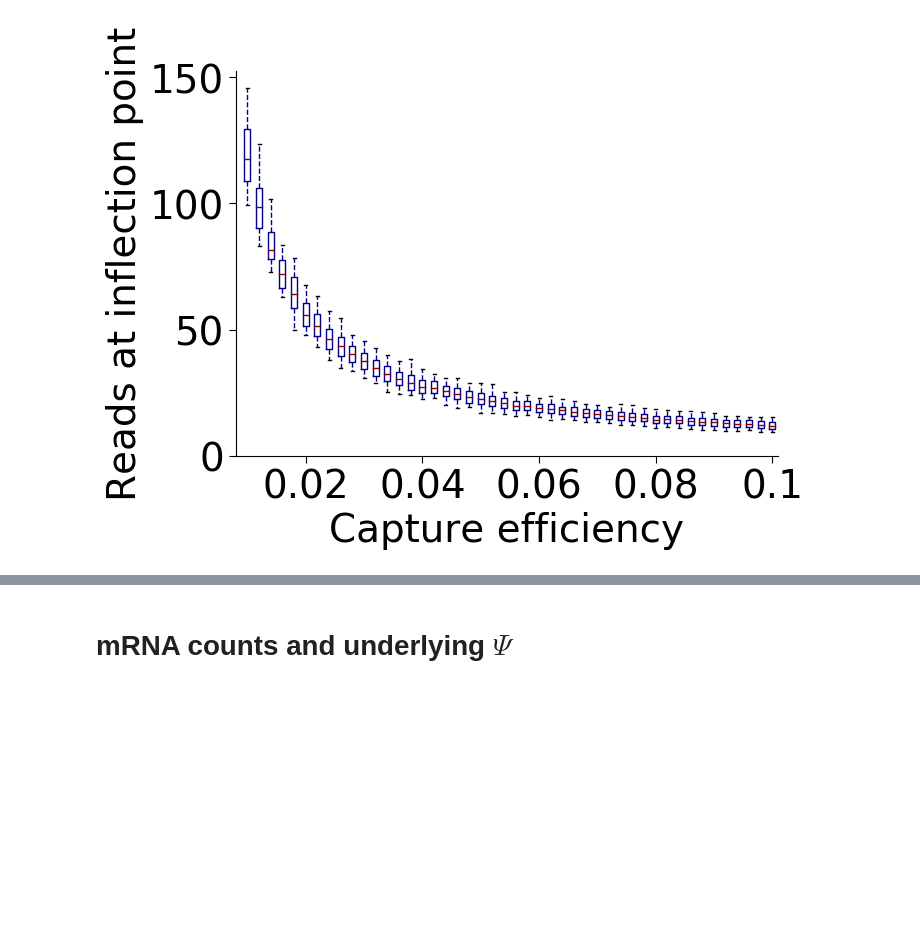
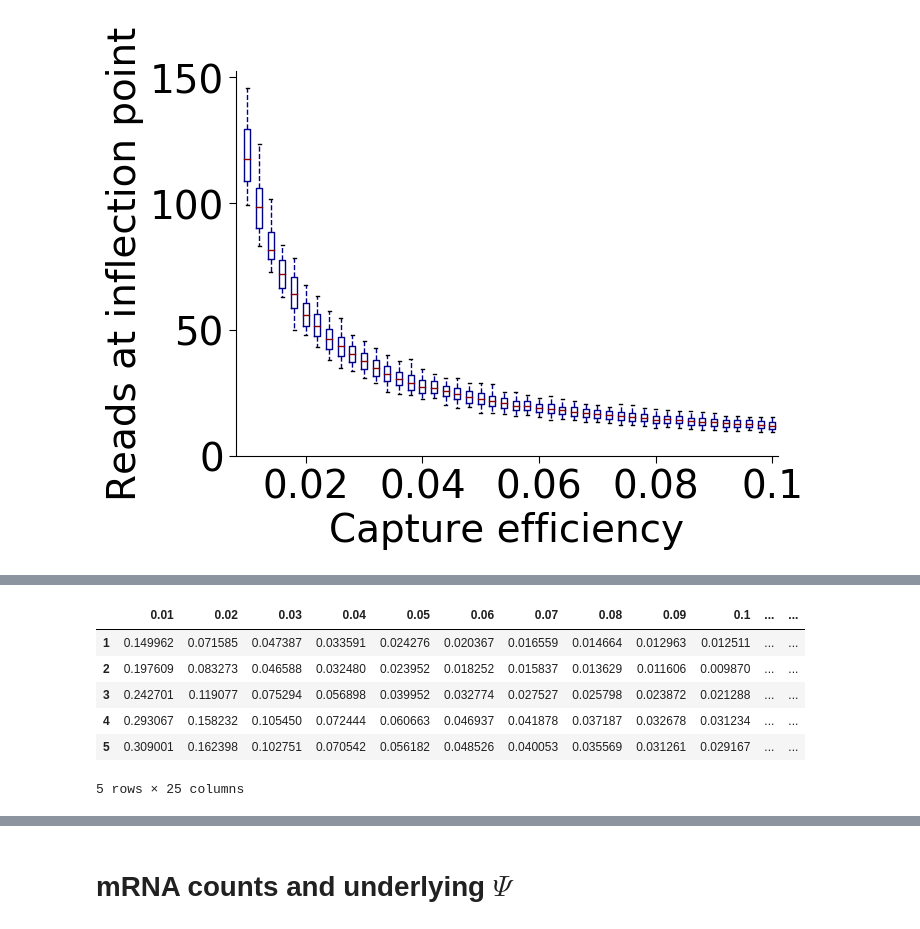
Before and after one commit to lareaulab/sc_binary_splicing, a Jupyter notebook: results/simulations/Simulations_nuisance_factors.ipynb, the cells around one changed output, grey strips where cells are left out. Drawn from its saved outputs; the diff is of its cells as text; code cells hidden in the pictures; blank space fills up the shorter version.

```diff
--- a/results/simulations/Simulations_nuisance_factors.ipynb
+++ b/results/simulations/Simulations_nuisance_factors.ipynb
@@ -538,0 +567,10 @@ def get_reads(obs_table, gene_len):
+# %%
+hm_binary.head()
+# %% [output]
+|  | 0.01 | 0.02 | 0.03 | 0.04 | 0.05 | 0.06 | 0.07 | 0.08 | 0.09 | 0.1 | ... | ... |
+| 1 | 0.149962 | 0.071585 | 0.047387 | 0.033591 | 0.024276 | 0.020367 | 0.016559 | 0.014664 | 0.012963 | 0.012511 | ... | ... |
+| 2 | 0.197609 | 0.083273 | 0.046588 | 0.032480 | 0.023952 | 0.018252 | 0.015837 | 0.013629 | 0.011606 | 0.009870 | ... | ... |
+| 3 | 0.242701 | 0.119077 | 0.075294 | 0.056898 | 0.039952 | 0.032774 | 0.027527 | 0.025798 | 0.023872 | 0.021288 | ... | ... |
+| 4 | 0.293067 | 0.158232 | 0.105450 | 0.072444 | 0.060663 | 0.046937 | 0.041878 | 0.037187 | 0.032678 | 0.031234 | ... | ... |
+| 5 | 0.309001 | 0.162398 | 0.102751 | 0.070542 | 0.056182 | 0.048526 | 0.040053 | 0.035569 | 0.031261 | 0.029167 | ... | ... |
+5 rows × 25 columns
```
Also changed, not shown: parts of 7 cells of this notebook, 4 other files.
